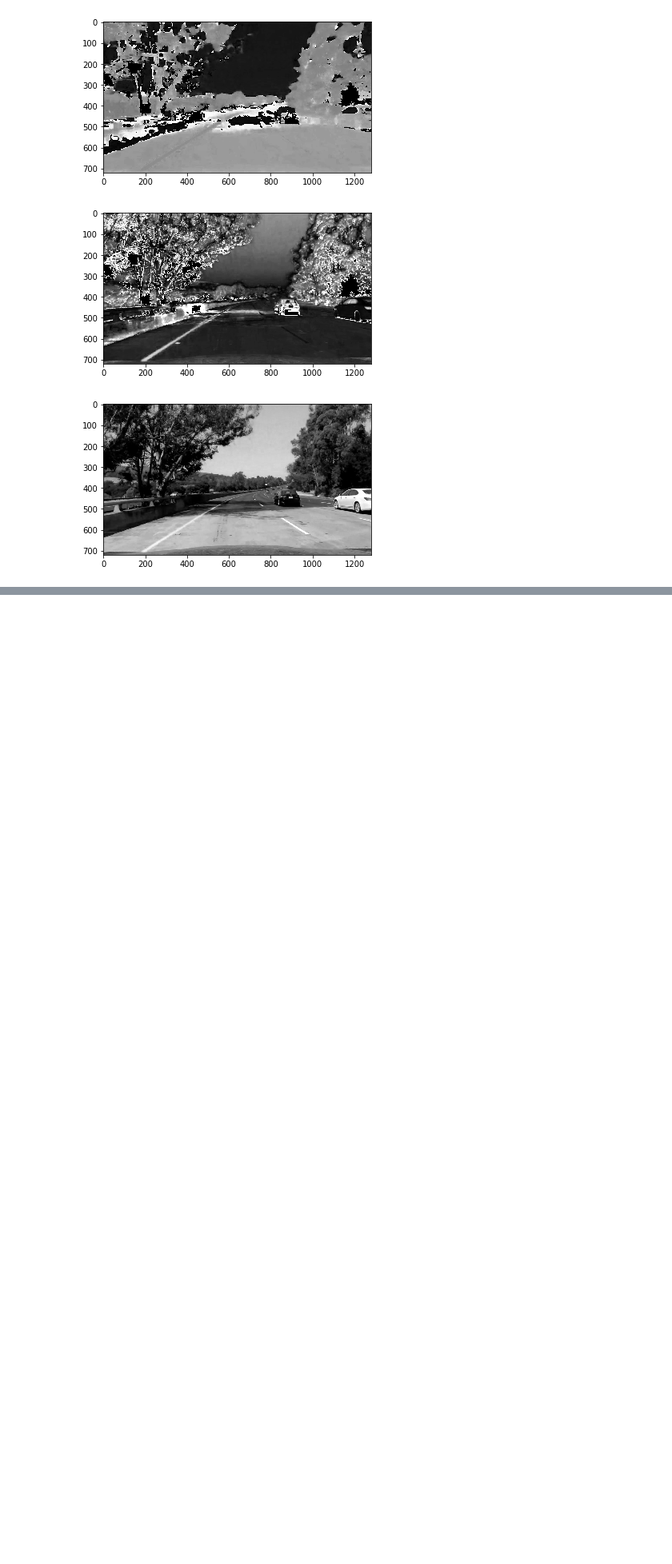
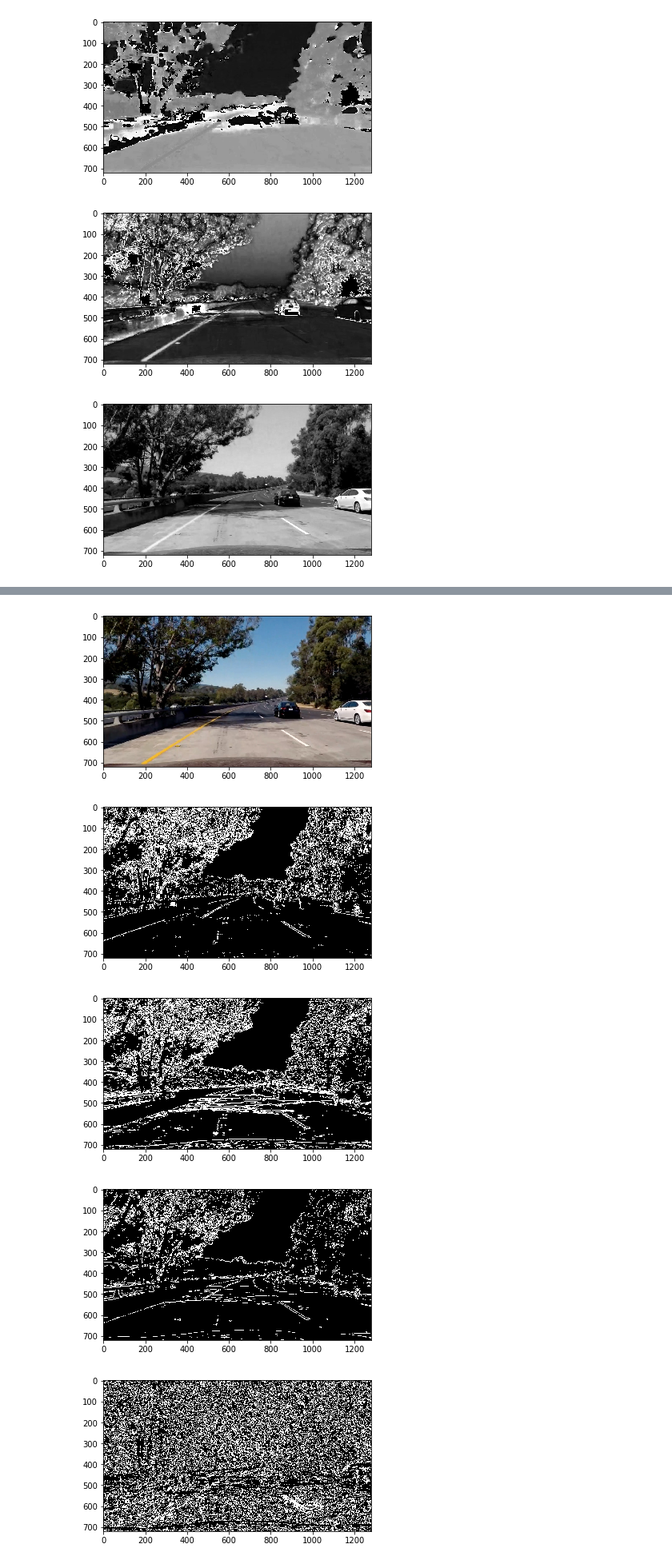
Before and after one commit to dmsehuang/CarND-Advanced-Lane-Lines, a Jupyter notebook: Advanced_Lane_Lines.ipynb, the cells around one changed output, grey strips where cells are left out. Shown at 80% size. Saved outputs shown, nothing was run; the diff lists cells and outputs as text; code cells hidden in the pictures; blank space fills up the shorter version.

Commit message:
Gradient filter done.
1. Calculate Sobel x, y, magnitude and direction. Filter value
2. Combine both color and gradient selection method.

```diff
--- a/Advanced_Lane_Lines.ipynb
+++ b/Advanced_Lane_Lines.ipynb
@@ -145,0 +198,34 @@ Then let's take a look at the gradient method. I use Sobel gradient and want to
+# %%
+img = images[6]
+plt.imshow(img)
+plt.show()
+
+gradx = abs_sobel_thresh(img, 'x', sobel_kernel=3, thresh=(10, 80))
+plt.imshow(gradx, cmap='gray')
+plt.show()
+
+grady = abs_sobel_thresh(img, 'y', sobel_kernel=3, thresh=(10, 80))
+plt.imshow(grady, cmap='gray')
+plt.show()
+
+# filter magnitude
+mag_binary = mag_thresh(img, mag_thresh=(30, 100))
+plt.imshow(mag_binary, cmap='gray')
+plt.show()
+
+# filter direction
+dir_binary = dir_thresh(img, sobel_kernel=15, thresh=(0.7, 1.3))
+plt.imshow(dir_binary, cmap='gray')
+plt.show()
+
+# combine
+binary = np.zeros_like(gradx)
+binary[((gradx == 1) & (grady == 1)) | ((mag_binary == 1) & (dir_binary == 1))] = 1
+plt.imshow(binary, cmap='gray')
+plt.show()
+# %% [output]
+[figure, added]
+[figure, added]
+[figure, added]
+[figure, added]
+[figure, added]
```
Also changed, not shown: parts of 12 cells of this notebook.
